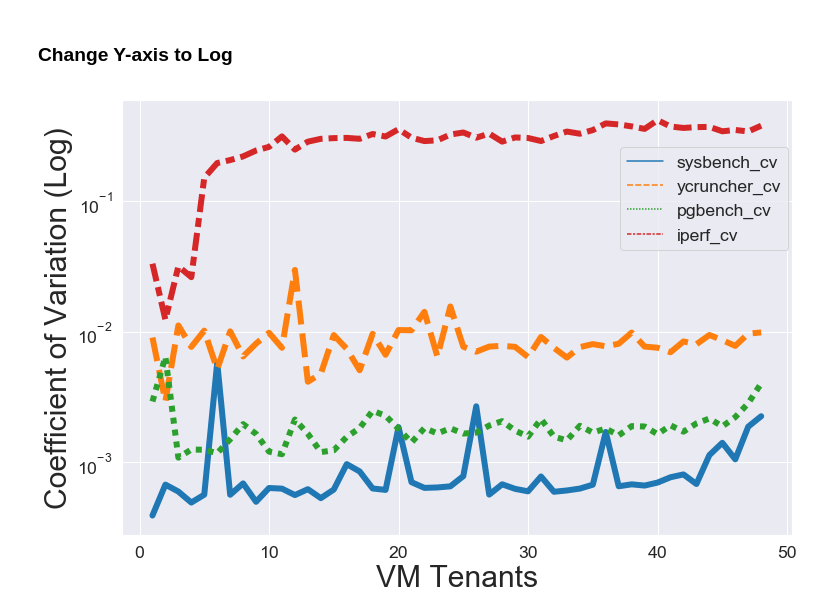
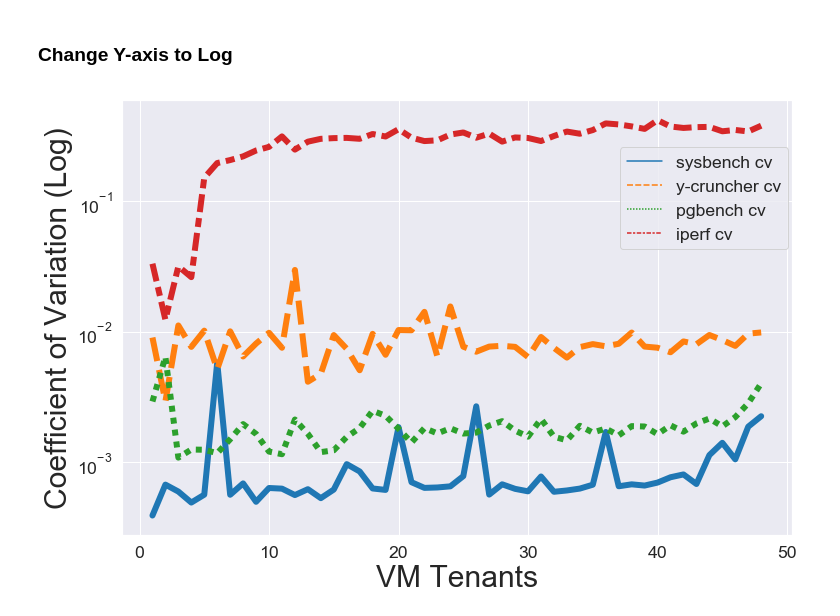
Before and after one commit to delvinuw/IaaSCloudResourceContention, a Jupyter notebook: modeldata/m5d/Visualizations - Coefficient of Variation .ipynb, the cells around one changed output. Cells and saved outputs as stored; diff of their text form; code cells hidden in the pictures.

```diff
--- a/modeldata/m5d/Visualizations - Coefficient of Variation .ipynb
+++ b/modeldata/m5d/Visualizations - Coefficient of Variation .ipynb
@@ -96,21 +96,22 @@ plt.show()
 # %%
 #log scale
 
 sns
 
 fig, ax = plt.subplots(figsize=(12, 8))
 data_plot = df_mean
-data_plot = data_plot.rename(columns= {'sysbench_wallTime': "sysbench", 'y_cruncher_wallTime': "y-cruncher", 'pgbench_transactions': 'pgbench', 'iperf_total':'iperf'})
+data_plot = data_plot.rename(columns= {'sysbench_cv': "sysbench cv", 'ycruncher_cv': "y-cruncher cv",
+                                       'pgbench_cv': 'pgbench cv', 'iperf_cv':'iperf cv'})
 
 
 
 sns.lineplot(data=data_plot, palette="tab10", linewidth=6)
 plt.legend(bbox_to_anchor=(1, 0.9), loc=1, borderaxespad=0.2)
 
 ax.set_xlabel("VM Tenants", fontsize=30)
 ax.set_ylabel("Coefficient of Variation (Log)", fontsize=30)
 ax.set(yscale="log")
 
 plt.show()
 # %% [output]
-[figure, old version]
+[figure, new version]
```
